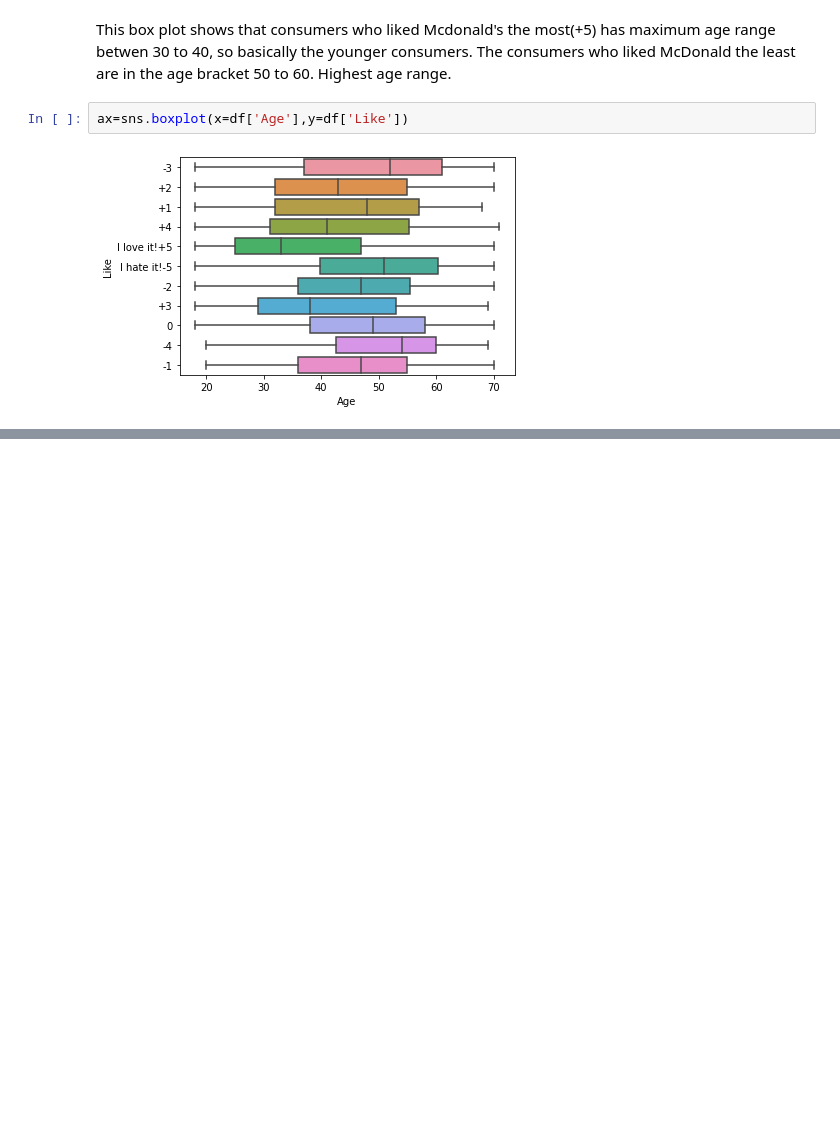
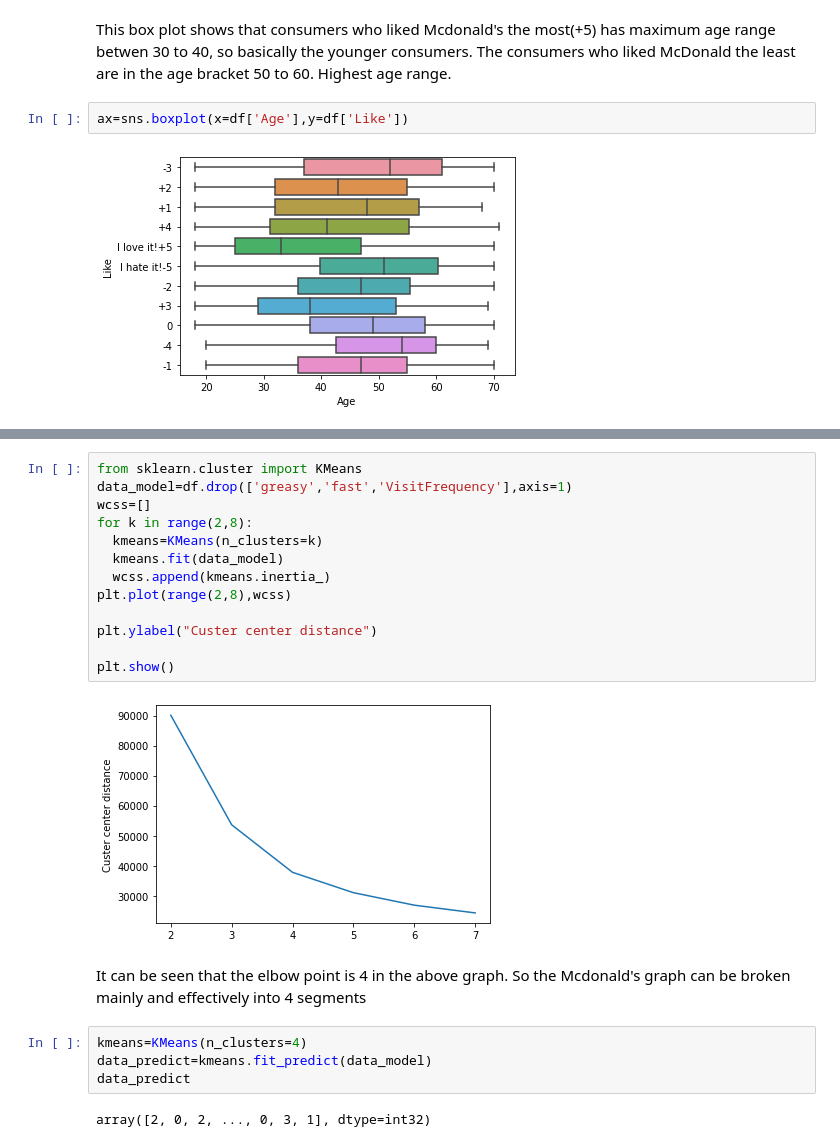
Before and after one commit to abhishekpal7630/8Queens-Problem, a Jupyter notebook: Step_7_of_market_segmentation_R_to_Python.ipynb, the cells around one changed output, grey strips where cells are left out. Drawn from its saved outputs; the diff is of its cells as text; blank space fills up the shorter version.

```diff
--- a/Step_7_of_market_segmentation_R_to_Python.ipynb
+++ b/Step_7_of_market_segmentation_R_to_Python.ipynb
@@ -42,0 +121,23 @@ ax=sns.boxplot(x=df['Age'],y=df['Like'])
+# %%
+from sklearn.cluster import KMeans
+data_model=df.drop(['greasy','fast','VisitFrequency'],axis=1)
+wcss=[]
+for k in range(2,8):
+  kmeans=KMeans(n_clusters=k)
+  kmeans.fit(data_model)
+  wcss.append(kmeans.inertia_)
+plt.plot(range(2,8),wcss)
+
+plt.ylabel("Custer center distance")
+
+plt.show()
+# %% [output]
+[figure, added]
+# %% [markdown]
+It can be seen that the elbow point is 4 in the above graph. So the Mcdonald's graph can be broken mainly and effectively into 4 segments
+# %%
+kmeans=KMeans(n_clusters=4)
+data_predict=kmeans.fit_predict(data_model)
+data_predict
+# %% [output]
+array([2, 0, 2, ..., 0, 3, 1], dtype=int32)
```
Also changed, not shown: parts of 20 cells of this notebook.
